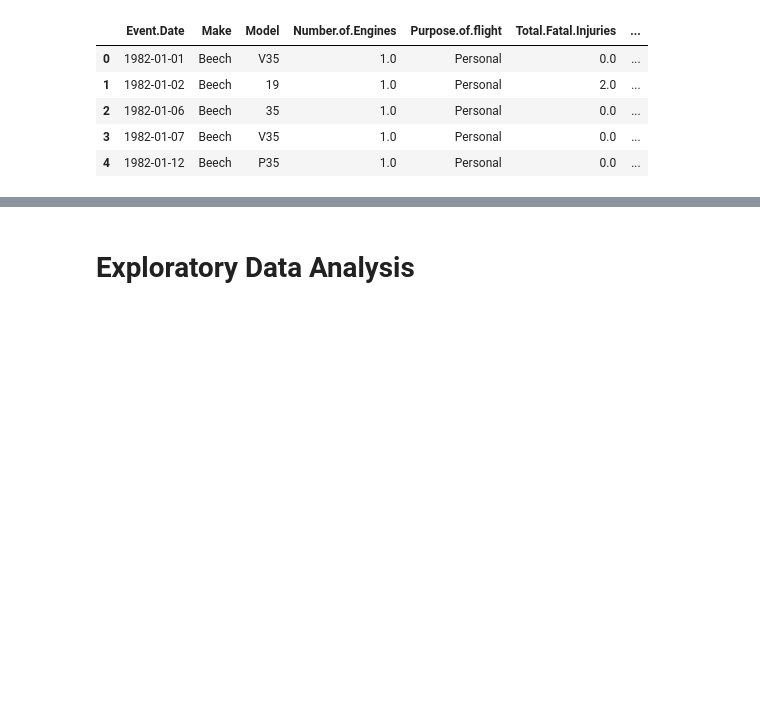
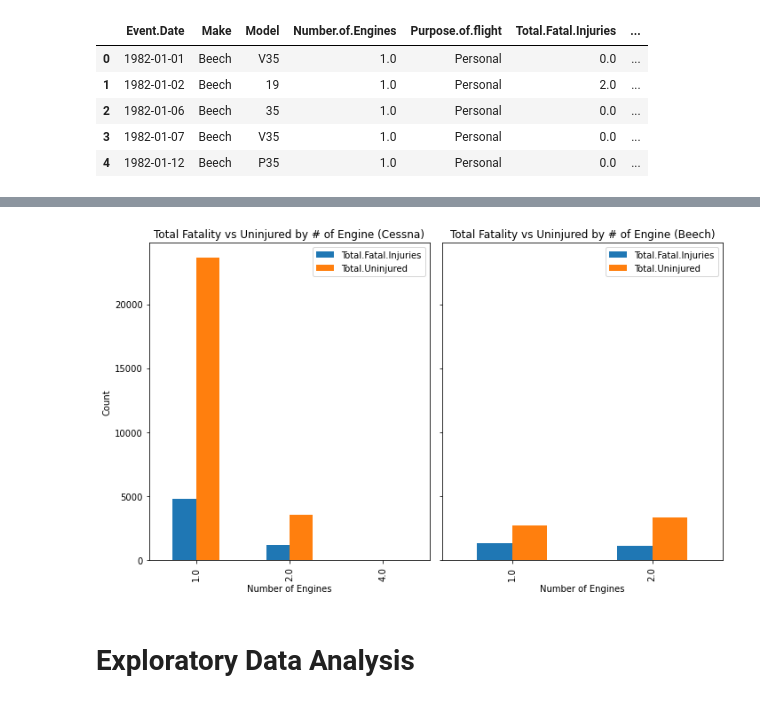
Before and after one commit to morgannash1/phase1_project, a Jupyter notebook: notebook.ipynb, the cells around one changed output, grey strips where cells are left out. Saved outputs shown, nothing was run; the diff lists cells and outputs as text; code cells hidden in the pictures; blank space fills up the shorter version.

```diff
--- a/notebook.ipynb
+++ b/notebook.ipynb
@@ -548,3 +515,26 @@ memory usage: 496.9+ KB
+# %%
+# Create subplots
+fig, axes = plt.subplots(1, 2, figsize=(10, 6), sharey=True)
+
+# Plot the first bar chart
+agg_grouped_cessna.plot(kind='bar', ax=axes[0])
+axes[0].set_title('Total Fatality vs Uninjured by # of Engine (Cessna)')
+axes[0].set_xlabel('Number of Engines')
+axes[0].set_ylabel('Count')
+
+# Plot the second bar chart
+agg_grouped_beech.plot(kind='bar', ax=axes[1])
+axes[1].set_title('Total Fatality vs Uninjured by # of Engine (Beech)')
+axes[1].set_xlabel('Number of Engines')
+axes[1].set_ylabel('Count')
+
+# Adjust the spacing between subplots
+plt.tight_layout()
+
+# Show the plot
+plt.show()
+# %% [output]
+[figure, added]
 # %% [markdown]
 # Exploratory Data Analysis
 # %%
```
Also changed, not shown: parts of 15 cells of this notebook.
